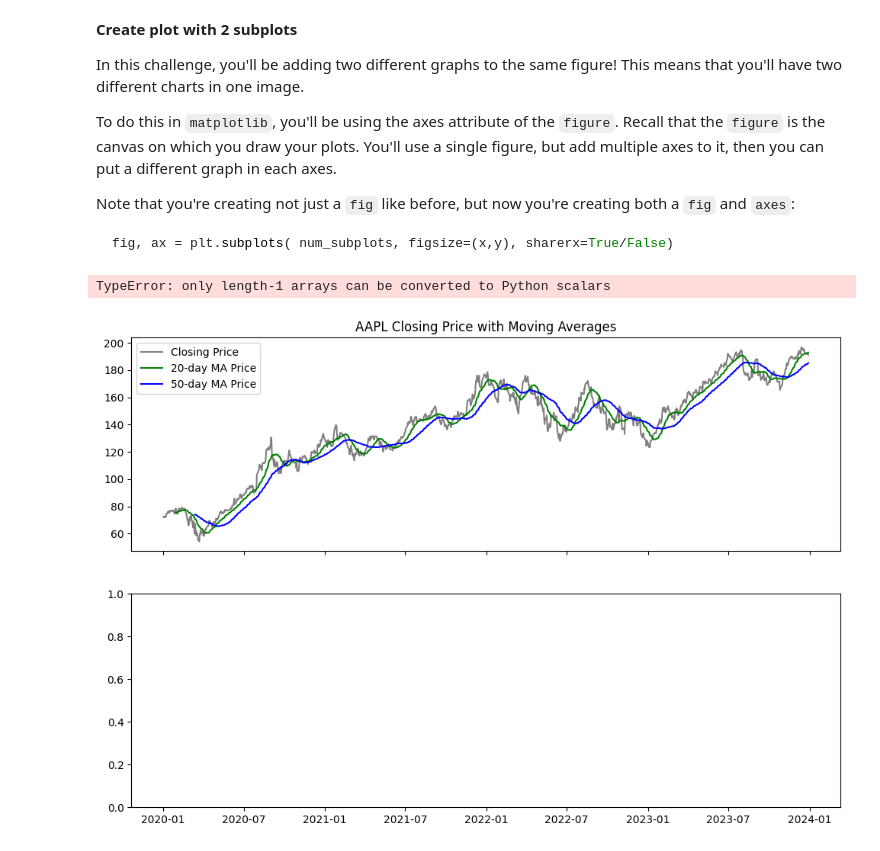
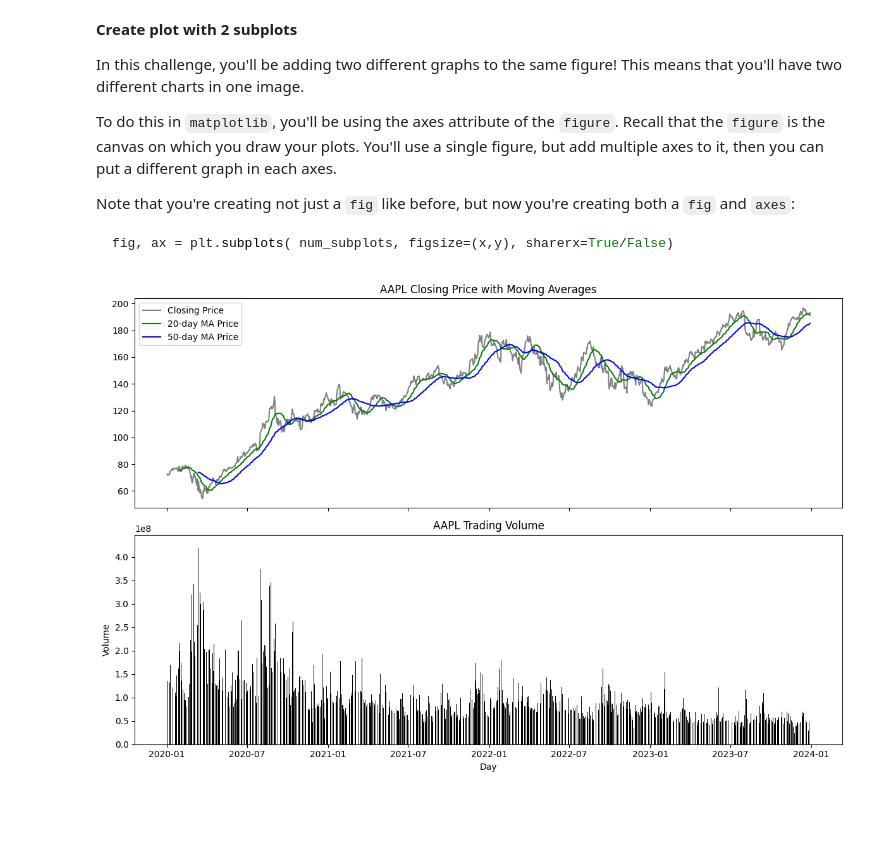
Before and after one commit to miharothl/und-ai-trading-strategies, a Jupyter notebook: excercises/3-preparing-for-data-analysis/l4/c2-l4-e1-SOLN.ipynb, the cells around one changed output. Cells and saved outputs as stored; diff of their text form; code cells hidden in the pictures; blank space fills up the shorter version.

````diff
--- a/excercises/3-preparing-for-data-analysis/l4/c2-l4-e1-SOLN.ipynb
+++ b/excercises/3-preparing-for-data-analysis/l4/c2-l4-e1-SOLN.ipynb
@@ -53,26 +53,25 @@ Note that you're creating not just a `fig` like before, but now you're creating
 ```python
 fig, ax = plt.subplots( num_subplots, figsize=(x,y), sharerx=True/False)
 ```
-# %%
-# create a figure with two axes
-fig, ax = plt.subplots(2, figsize=(12,8), sharex = True) # this is the foundation of creating multiple charts on one figure
-
-
-# ax[0] creates the first chart. You'll want to add all 3 line plots to it:
-
-ax[0].plot(data['Close'], label='Closing Price', color='gray')
-ax[0].plot(data['MA_20'], label='20-day MA Price', color='green')
-ax[0].plot(data['MA_50'], label='50-day MA Price', color='blue')
-ax[0].set_title('AAPL Closing Price with Moving Averages') # add a title for this graph
-ax[0].legend()
-
-# ax[1] creates the second, separate chart on the same figure
-ax[1].bar(data.index, data['Volume'], label='Trading Volume', color='black') #replace ... and add a bar chart of daily trading volume. Remember that trading volumne is a column in the data you imported above
-ax[1].set_title("AAPL Trading Volume") # set a title
-ax[1].set_xlabel("Day") # set a title for the x-axis
-ax[1].set_ylabel("Volume") # set a title for the y-axis
-
-plt.show()
-# %% [output]
-TypeError: only length-1 arrays can be converted to Python scalars
-[figure, removed]
+# %%
+fig, ax = plt.subplots(2, figsize=(12, 8), sharex=True)
+
+# Price chart
+ax[0].plot(data['Close'], label='Closing Price', color='gray')
+ax[0].plot(data['MA_20'], label='20-day MA Price', color='green')
+ax[0].plot(data['MA_50'], label='50-day MA Price', color='blue')
+ax[0].set_title('AAPL Closing Price with Moving Averages')
+ax[0].legend()
+
+# Volume chart
+x = data.index.values
+y = data['Volume'].values.squeeze()  # <- Flattening to 1D here
+ax[1].bar(x, y, color='black')
+ax[1].set_title("AAPL Trading Volume")
+ax[1].set_xlabel("Day")
+ax[1].set_ylabel("Volume")
+
+plt.tight_layout()
+plt.show()
+# %% [output]
+[figure, added]
````
Also changed, not shown: 6 other files.
